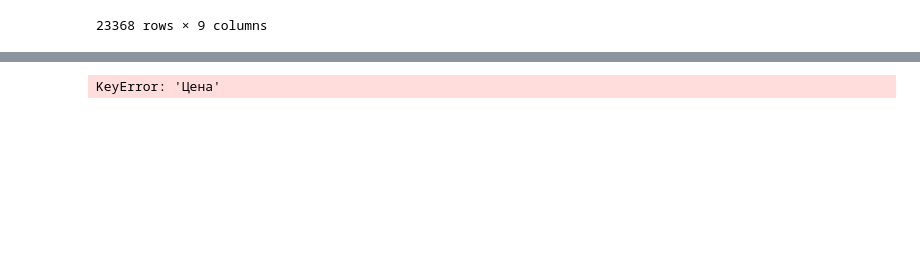
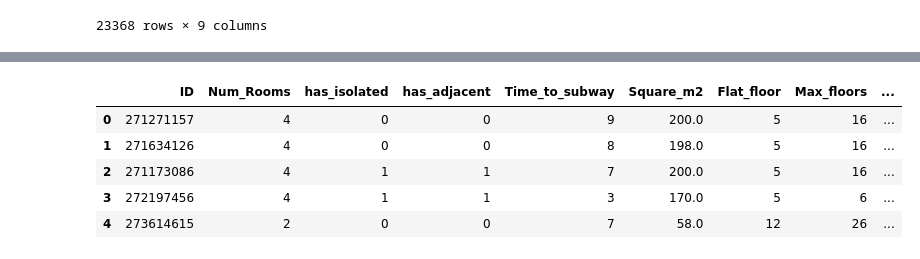
Before and after one commit to kolaz92/FlatPrices, a Jupyter notebook: preprocessing.ipynb, the cells around one changed output, grey strips where cells are left out. Cells and saved outputs as stored; diff of their text form; code cells hidden in the pictures; blank space fills up the shorter version.

Commit message:
Final processing of my part of data

```diff
--- a/preprocessing.ipynb
+++ b/preprocessing.ipynb
@@ -110,0 +210,27 @@ Name: prepayment, Length: 23368, dtype: object
+# %%
+#Судя по всему склеарн классная вещь, еще бы понимать что-то, а не просто код копировать
+from sklearn.preprocessing import StandardScaler
+
+# Extract numerical features
+num_features = ['rent','deposit']
+X = flats[num_features]
+
+# Normalize data using StandardScaler
+scaler = StandardScaler()
+X_normalized = scaler.fit_transform(X)
+
+# Print normalized data
+norm = pd.DataFrame(X_normalized,columns=num_features)
+# %%
+#Финальная сборка моей части таблицы и запись в csv
+flats[['rent','deposit']] = norm[['rent','deposit']]
+flats = flats.drop(columns='Adress') # увы у меня нет АПИ ключа яндекс карт да и знаний чтобы написать нормальный осознанный код с http запросом
+myPart = pd.concat([IDs,flats.loc[:,'Num_Rooms':'Renovation']],axis=1)
+myPart.head()
+# %% [output]
+|  | ID | Num_Rooms | has_isolated | has_adjacent | Time_to_subway | Square_m2 | Flat_floor | Max_floors | ... |
+| 0 | 271271157 | 4 | 0 | 0 | 9 | 200.0 | 5 | 16 | ... |
+| 1 | 271634126 | 4 | 0 | 0 | 8 | 198.0 | 5 | 16 | ... |
+| 2 | 271173086 | 4 | 1 | 1 | 7 | 200.0 | 5 | 16 | ... |
+| 3 | 272197456 | 4 | 1 | 1 | 3 | 170.0 | 5 | 6 | ... |
+| 4 | 273614615 | 2 | 0 | 0 | 7 | 58.0 | 12 | 26 | ... |
@@ -111,25 +239,22 @@ Name: prepayment, Length: 23368, dtype: object
 # %%
+# Rent = lambda x: re.search(r'(?P<rent>\d+)\.\d руб\./',x)
+# Period = lambda x: re.search(r'/ За (?P<period>\w+),',x)
+# CommSumm = lambda x: re.search(r'Сумма коммунальных платежей - (?P<commsumm>\d+\.\d) руб\.',x)
+# Deposit = lambda x: re.search(r'Залог - (?P<deposit>\d+) руб\.,',x)
+# CommIncluded = lambda x: re.search(r'Коммунальные услуги (?P<comminc>\w+),',x)
+# RentTime = lambda x: re.search(r'Срок аренды - (.+),|Срок аренды - (.+)$',x)
+# Prepayment = lambda x: re.search(r'Предоплата (?P<prepayment>\d+) мес',x)
 
-#Наверное можно было и проще...) Вообще, если написать полное выражение для всей строки, то методом groupdict можно получить
-#готовый словарь, но поскольку строки очень разные написать полное выражение без ошибок у меня не получилось
-Rent = lambda x: re.search(r'(?P<rent>\d+)\.\d руб\./',x)
-Period = lambda x: re.search(r'/ За (?P<period>\w+),',x)
-CommSumm = lambda x: re.search(r'Сумма коммунальных платежей - (?P<commsumm>\d+\.\d) руб\.',x)
-Deposit = lambda x: re.search(r'Залог - (?P<deposit>\d+) руб\.,',x)
-CommIncluded = lambda x: re.search(r'Коммунальные услуги (?P<comminc>\w+),',x)
-RentTime = lambda x: re.search(r'Срок аренды - (.+),|Срок аренды - (.+)$',x)
-Prepayment = lambda x: re.search(r'Предоплата (?P<prepayment>\d+) мес',x)
+# Price = flats['Цена']
+# funcdict = {'rent':Rent,'period':Period,'commsumm':CommSumm,'deposit':Deposit,'comminc':CommIncluded,'renttime':RentTime,'prepayment':Prepayment}
+# reslist = []
+# for elem in Price:
+#     res_dict = {}
+#     for key,value in funcdict.items():
+#         res_dict[key] = value(elem).group(1) if value(elem) else None
+#     reslist.append(res_dict)
 
-Price = flats['Цена']
-funcdict = {'rent':Rent,'period':Period,'commsumm':CommSumm,'deposit':Deposit,'comminc':CommIncluded,'renttime':RentTime,'prepayment':Prepayment}
-reslist = []
-for elem in Price:
-    res_dict = {}
-    for key,value in funcdict.items():
-        res_dict[key] = value(elem).group(1) if value(elem) else None
-    reslist.append(res_dict)
-
-Price = pd.concat([Price,pd.DataFrame(reslist)],axis=1)
+# Price = pd.concat([Price,pd.DataFrame(reslist)],axis=1)
 #Price[(Price['renttime'].isna()) & (Price['Цена'].map(lambda x: bool(re.search('Срок аренды',x))))]
 
 # i = 0
@@ -139,5 +264,3 @@ Price = pd.concat([Price,pd.DataFrame(reslist)],axis=1)
 #     except:
 #         print(i, elem)
 #     i += 1
-# %% [output]
-KeyError: 'Цена'
```
Also changed, not shown: parts of 19 cells of this notebook.
